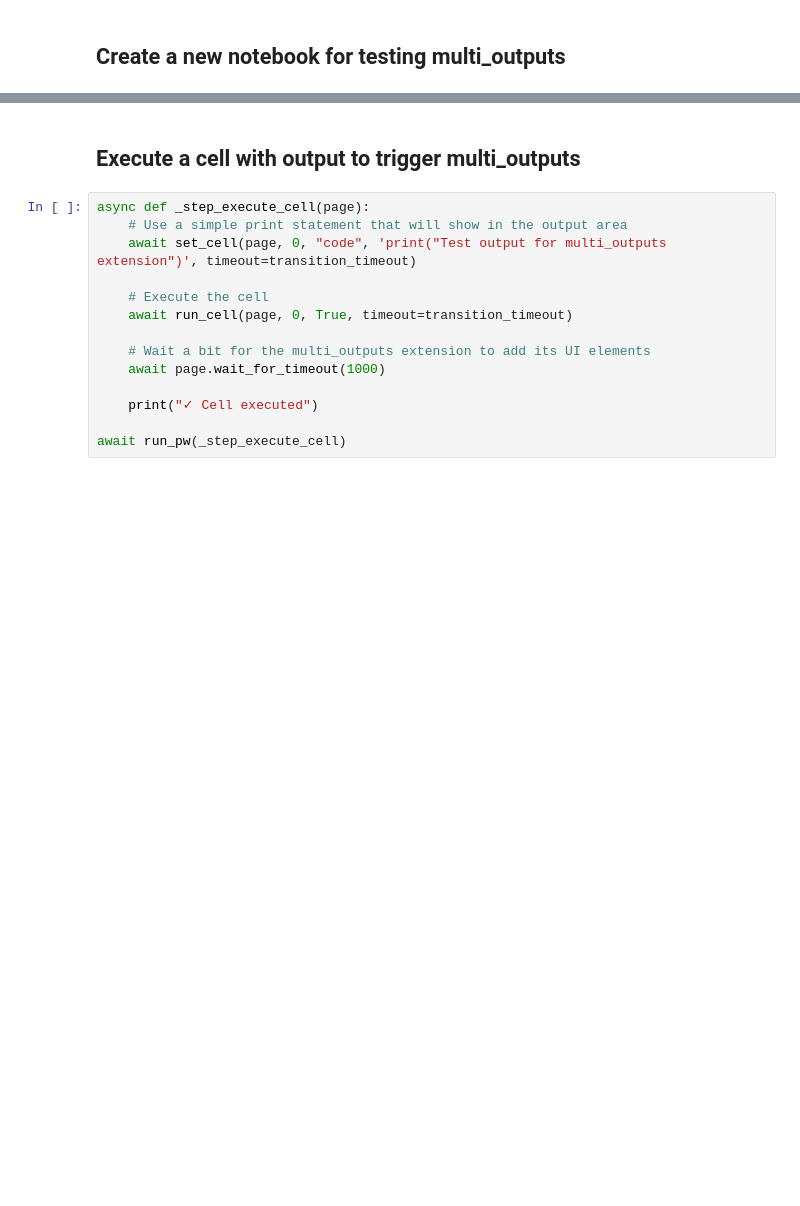
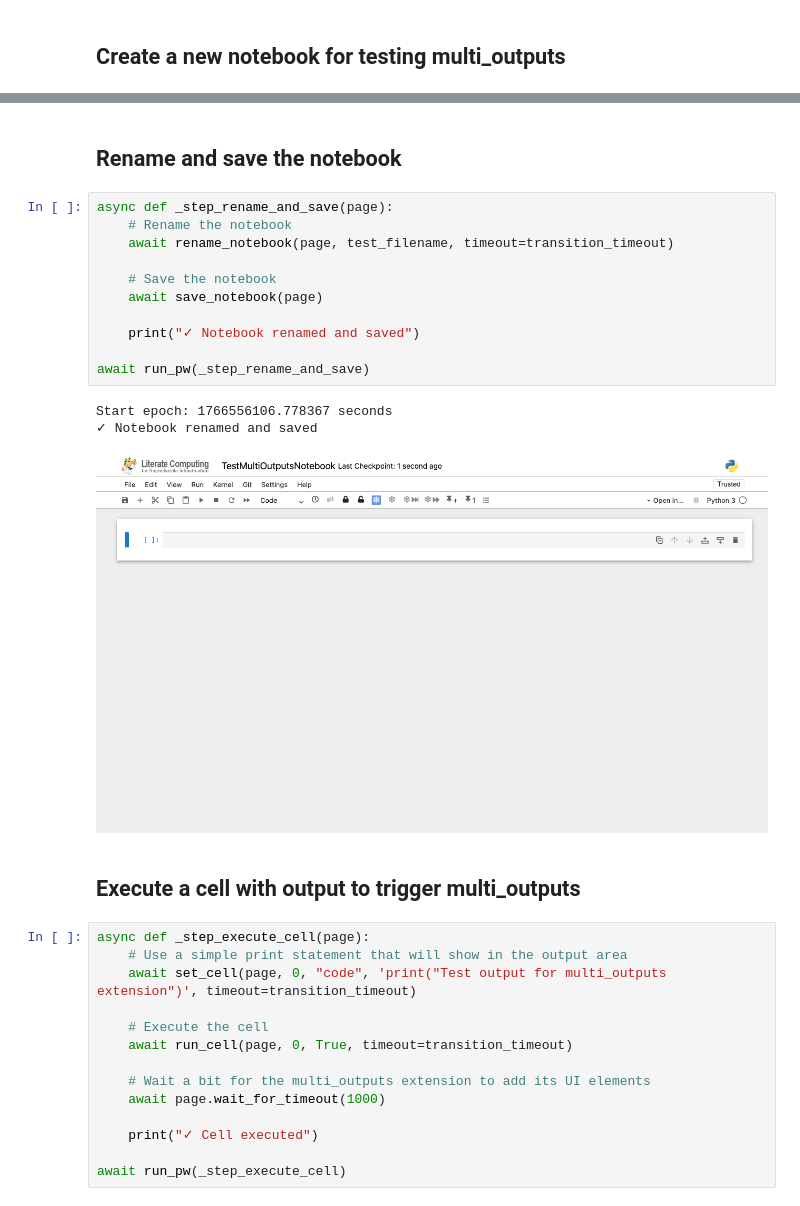
Before and after one commit to NII-cloud-operation/Jupyter-LC_docker, a Jupyter notebook: ui-tests/e2e-notebook/notebooks/02_test_lc_multi_outputs.ipynb, the cells around one changed output, grey strips where cells are left out. Saved outputs shown, nothing was run; the diff lists cells and outputs as text; blank space fills up the shorter version.

```diff
--- a/ui-tests/e2e-notebook/notebooks/02_test_lc_multi_outputs.ipynb
+++ b/ui-tests/e2e-notebook/notebooks/02_test_lc_multi_outputs.ipynb
@@ -67,3 +84,20 @@ Start epoch: 1764836046.3506188 seconds
+# %% [markdown]
+## Rename and save the notebook
+# %%
+async def _step_rename_and_save(page):
+    # Rename the notebook
+    await rename_notebook(page, test_filename, timeout=transition_timeout)
+
+    # Save the notebook
+    await save_notebook(page)
+
+    print("✓ Notebook renamed and saved")
+
+await run_pw(_step_rename_and_save)
+# %% [output]
+Start epoch: 1766556106.778367 seconds
+✓ Notebook renamed and saved
+[figure, added]
 # %% [markdown]
 ## Execute a cell with output to trigger multi_outputs
 # %%
```
Also changed, not shown: parts of 11 cells of this notebook, 9 other files.
